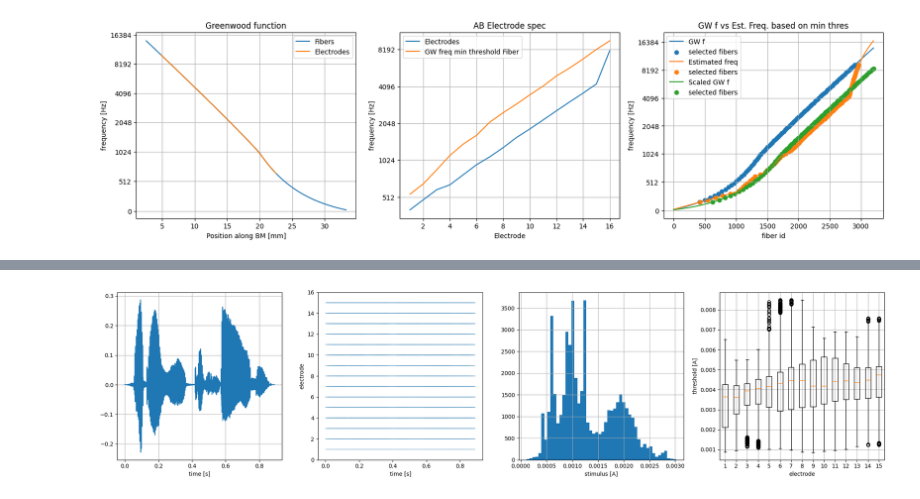
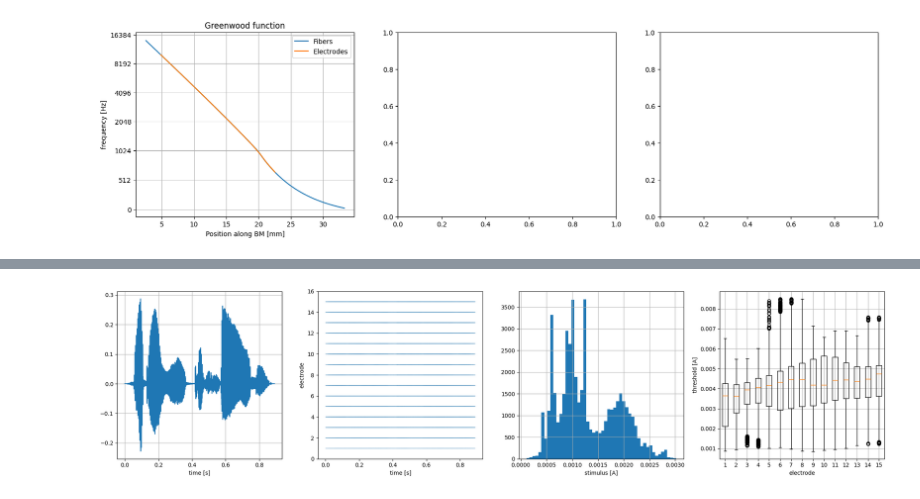
Before and after one commit to jacobdenobel/abt, a Jupyter notebook: notebooks/reconstruction.ipynb, the cells around one changed output, grey strips where cells are left out. Saved outputs shown, nothing was run; the diff lists cells and outputs as text; code cells hidden in the pictures.

```diff
--- a/notebooks/reconstruction.ipynb
+++ b/notebooks/reconstruction.ipynb
@@ -150,15 +73,11 @@ MIN_FREQ = 150
 MAX_FREQ = 9350
 
 FS = 17400
-NAME = "defineit"
+NAME = "tone_1kHz"
 N_MELS = 80
 N_FFT = 2048
 N_HOP = N_FFT // 32
 CS = False
-
-ELECTRODE_FREQ_EDGES = [340, 476, 612, 680, 816, 952, 1088, 1292, 1564, 1836, 2176, 2584, 3060, 3604, 4284, 8024]
-ELECTRODE_FREQ_CENTERS = ELECTRODE_FREQ_EDGES[:-1] + (np.diff(ELECTRODE_FREQ_EDGES) / 2)
-
 
 MEL_SCALE = librosa.filters.mel_frequencies(N_MELS, fmin=MIN_FREQ, fmax=MAX_FREQ)
 
@@ -218,7 +144,7 @@ f, (ax1, ax2, ax3) = plt.subplots(1, 3, figsize=(20, 5))
 ax1.plot(MAT.mat['Df120']['Ln'][0], MAT.mat['Df120']['Fn'][0] * 1e3, label="Fibers")
 ax1.plot(MAT.mat['Df120']['Le'][0], MAT.mat['Df120']['Fe'][0] * 1e3, label="Electrodes")
 ax1.set_xlabel("Position along BM [mm]")
-frequency_ax(ax1)
+abt.utils.frequency_ax(ax1)
 ax1.legend()
 ax1.grid()
 ax1.set_title("Greenwood function")
@@ -230,55 +156,55 @@ ax2.plot(electrodes, ELECTRODE_FREQ_EDGES, label="Electrodes")
 ax2.plot(electrodes, gwf_min_thresh, label="GW freq min threshold Fiber")
 
 
-ax2.legend()
-ax2.grid()
-ax2.set_title("AB Electrode spec")
-ax2.set_xlabel("Electrode")
-frequency_ax(ax2)
+# ax2.legend()
+# ax2.grid()
+# ax2.set_title("AB Electrode spec")
+# ax2.set_xlabel("Electrode")
+# frequency_ax(ax2)
 
-# Remapping selected fibers
-min_thresh_fiber_idx = np.argmin(MAT.I_det[:,::8], axis=0)
+# # Remapping selected fibers
+# min_thresh_fiber_idx = np.argmin(MAT.I_det[:,::8], axis=0)
 
-f = scipy.interpolate.interp1d(
-    np.r_[0, min_thresh_fiber_idx],
-    np.r_[MAT.greenwood_f[0], ELECTRODE_FREQ_EDGES],
-    fill_value='extrapolate'
-)
+# f = scipy.interpolate.interp1d(
+#     np.r_[0, min_thresh_fiber_idx],
+#     np.r_[MAT.greenwood_f[0], ELECTRODE_FREQ_EDGES],
+#     fill_value='extrapolate'
+# )
 
-fidx = np.arange(0, 3200)
-int_freq = f(fidx)
+# fidx = np.arange(0, 3200)
+# int_freq = f(fidx)
 
-gwf = MAT.greenwood_f.copy()
-gwf_scaled = gwf * .6
+# gwf = MAT.greenwood_f.copy()
+# gwf_scaled = gwf * .6
 
-selected_fibers_gw = np.array([find_nearest_idx(gwf, val) for val in MEL_SCALE])
-selected_fibers_gw_scaled = np.array([find_nearest_idx(gwf_scaled, val) for val in MEL_SCALE])
-selected_fibers_est = np.array([find_nearest_idx(int_freq, val) for val in MEL_SCALE])
+# selected_fibers_gw = np.array([find_nearest_idx(gwf, val) for val in MEL_SCALE])
+# selected_fibers_gw_scaled = np.array([find_nearest_idx(gwf_scaled, val) for val in MEL_SCALE])
+# selected_fibers_est = np.array([find_nearest_idx(int_freq, val) for val in MEL_SCALE])
 
-p = ax3.plot(fidx, gwf, label="GW f")
-ax3.scatter(selected_fibers_gw, gwf[selected_fibers_gw], color=p[0].get_color(), label='selected fibers')
-p = ax3.plot(fidx, f(fidx), label="Estimated freq")
-ax3.scatter(selected_fibers_est, int_freq[selected_fibers_est], color=p[0].get_color(), label='selected fibers')
+# p = ax3.plot(fidx, gwf, label="GW f")
+# ax3.scatter(selected_fibers_gw, gwf[selected_fibers_gw], color=p[0].get_color(), label='selected fibers')
+# p = ax3.plot(fidx, f(fidx), label="Estimated freq")
+# ax3.scatter(selected_fibers_est, int_freq[selected_fibers_est], color=p[0].get_color(), label='selected fibers')
 
-p = ax3.plot(fidx, gwf_scaled, label="Scaled GW f")
-ax3.scatter(selected_fibers_gw_scaled, gwf_scaled[selected_fibers_gw_scaled], color=p[0].get_color(), label='selected fibers')
+# p = ax3.plot(fidx, gwf_scaled, label="Scaled GW f")
+# ax3.scatter(selected_fibers_gw_scaled, gwf_scaled[selected_fibers_gw_scaled], color=p[0].get_color(), label='selected fibers')
 
 
-ax3.legend()
-ax3.set_xlabel("fiber id")
-frequency_ax(ax3)
-ax3.grid()
-ax3.set_title("GW f vs Est. Freq. based on min thres");
+# ax3.legend()
+# ax3.set_xlabel("fiber id")
+# frequency_ax(ax3)
+# ax3.grid()
+# ax3.set_title("GW f vs Est. Freq. based on min thres");
 
-# Using estimated fibers
-# selected_fibers = selected_fibers_est
-# selected_fibers_freq = int_freq[selected_fibers]
+# # Using estimated fibers
+# # selected_fibers = selected_fibers_est
+# # selected_fibers_freq = int_freq[selected_fibers]
 
-# Using scaled Gw function
-selected_fibers = selected_fibers_gw_scaled
-selected_fibers_freq =  gwf_scaled[selected_fibers]
+# # Using scaled Gw function
+# selected_fibers = selected_fibers_gw_scaled
+# selected_fibers_freq =  gwf_scaled[selected_fibers]
 
-# Using original Gw function
-# selected_fibers = selected_fibers_gw
-# selected_fibers_freq =  gwf[selected_fibers]
+# # Using original Gw function
+# # selected_fibers = selected_fibers_gw
+# # selected_fibers_freq =  gwf[selected_fibers]
 # %% [output]
@@ -285,4 +212,4 @@ selected_fibers_freq =  gwf_scaled[selected_fibers]
-[figure, old version]
+[figure, new version]
 # %%
 pdata = np.abs(pulse_train)
 pdata = apply_filter(pdata, window_size=256, resample_to=pdata.shape[1], scale=True)
```
Also changed, not shown: parts of 6 cells of this notebook, 2 other files.
